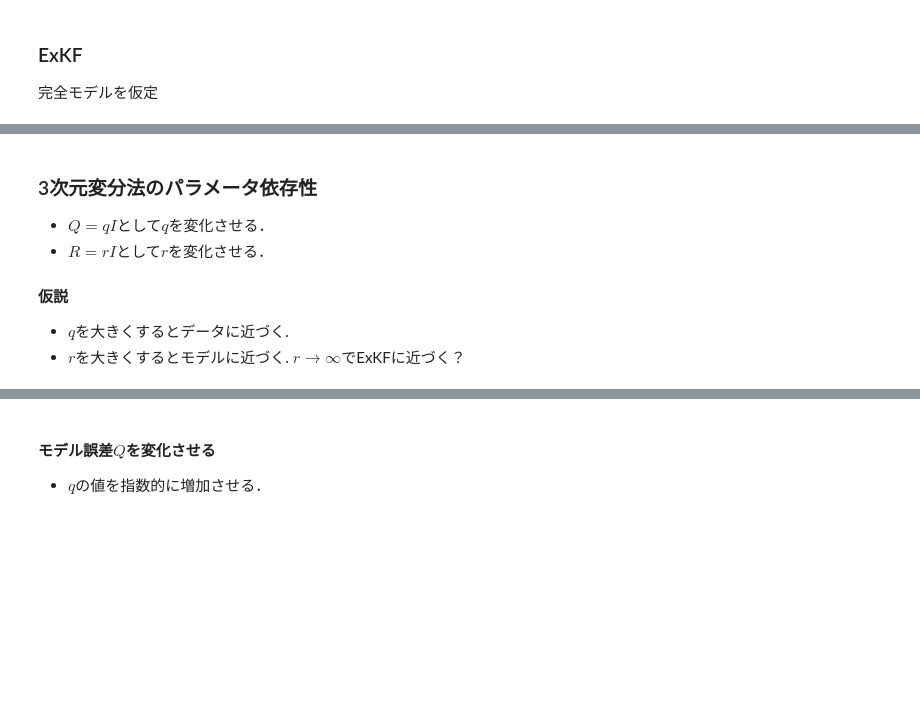
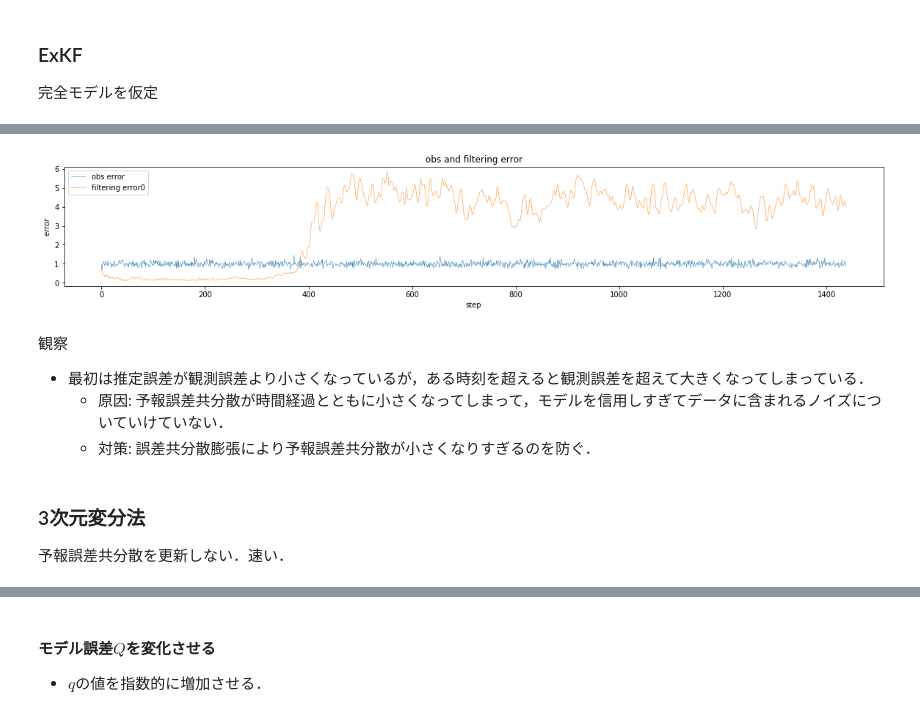
Before and after one commit to KotaTakeda/rccs_online_school, a Jupyter notebook: work.ipynb, the cells around one changed output, grey strips where cells are left out. Saved outputs shown, nothing was run; the diff lists cells and outputs as text; code cells hidden in the pictures; blank space fills up the shorter version.

```diff
--- a/work.ipynb
+++ b/work.ipynb
@@ -421,3 +402,27 @@ def plot_error_KF(true, obs, kf_result):
+# %%
+# true: 真の値
+# obs: 観測値
+# kf_results: kfに推定値(複数可)
+# 例: plot_error_KF (true, obs, [result1, result2])
+def plot_error_KF(true, obs, kf_results, legends=['filtering error']):
+    results = np.array(kf_results)
+    T = len(true)
+
+    # 誤差をplot
+    obs_error = np.array([np.linalg.norm(obs[t] - true[t])/np.sqrt(J) for t in range(T)])
+
+    # plot
+    fig, ax = plt.subplots(figsize=(20,3))
+    ax.plot(obs_error, label='obs error', lineWidth=0.5)
+    for k in range(len(results)):
+        filtering_error = np.array([np.linalg.norm(results[k, t] - true[t])/np.sqrt(J) for t in range(T)])
+        ax.plot(filtering_error, label=legends[k].format(k), lineWidth=0.5)
+    ax.set_xlabel('step')
+    ax.set_ylabel('$ error $')
+    plt.title('obs and filtering error')
+    plt.legend()
+
+    plt.show()
 # %% [markdown]
 ### 設定
 - モデルの遷移関数$M$は非線形なのでforecast stepの予報誤差共分散行列を計算する際に接線形近似を行う必要がある．
@@ -434,24 +439,29 @@ J = 40
 F = 8
 lorenz = make_lorenz96(F)
 
-# 6hごと
+# 同化step
+# 時間発展は0.01ごとに行う
 dt = 0.05
 
 # モデルの遷移関数(非線形)
+# 0.01ずつ時間発展させる
+# dtは同化step
 def M(x, dt):
-    return rk4(0, x, dt, lorenz)
+    for i in range(int(dt/0.01)):
+        x = rk4(0, x, 0.01, lorenz)
+    return x
 
 # 単位行列
 I = np.identity(J)
 
 # 観測
-H = I[:]
+H = I
 
 # モデル誤差共分散, 最初は完全モデルを仮定
 Q = np.zeros((J, J))
 
 # 観測誤差共分散, 後で定数倍の変化をさせる.
-R = I[:]
+R = I
 
 # 観測値と真値
 y = np.load('data/obs_atr.npy')[1:]
@@ -539,9 +479,12 @@ plot_error_KF(true, y, exkf_deg5.x)
-# %% [markdown]
-### 3次元変分法のパラメータ依存性
-
-- $Q = qI$として$q$を変化させる．
-- $R = rI$として$r$を変化させる．
-
-#### 仮説
-- $q$を大きくするとデータに近づく.
-- $r$を大きくするとモデルに近づく. $r \rightarrow \infty $でExKFに近づく？
+# %%
+plot_error_KF(true, y, [exkf.x])
+# %% [output]
+[figure, added]
+# %% [markdown]
+観察
+- 最初は推定誤差が観測誤差より小さくなっているが，ある時刻を超えると観測誤差を超えて大きくなってしまっている．
+  - 原因: 予報誤差共分散が時間経過とともに小さくなってしまって，モデルを信用しすぎてデータに含まれるノイズについていけていない．
+  - 対策: 誤差共分散膨張により予報誤差共分散が小さくなりすぎるのを防ぐ．
+# %% [markdown]
+### 3次元変分法
+予報誤差共分散を更新しない．速い．
```
Also changed, not shown: parts of 76 cells of this notebook.
